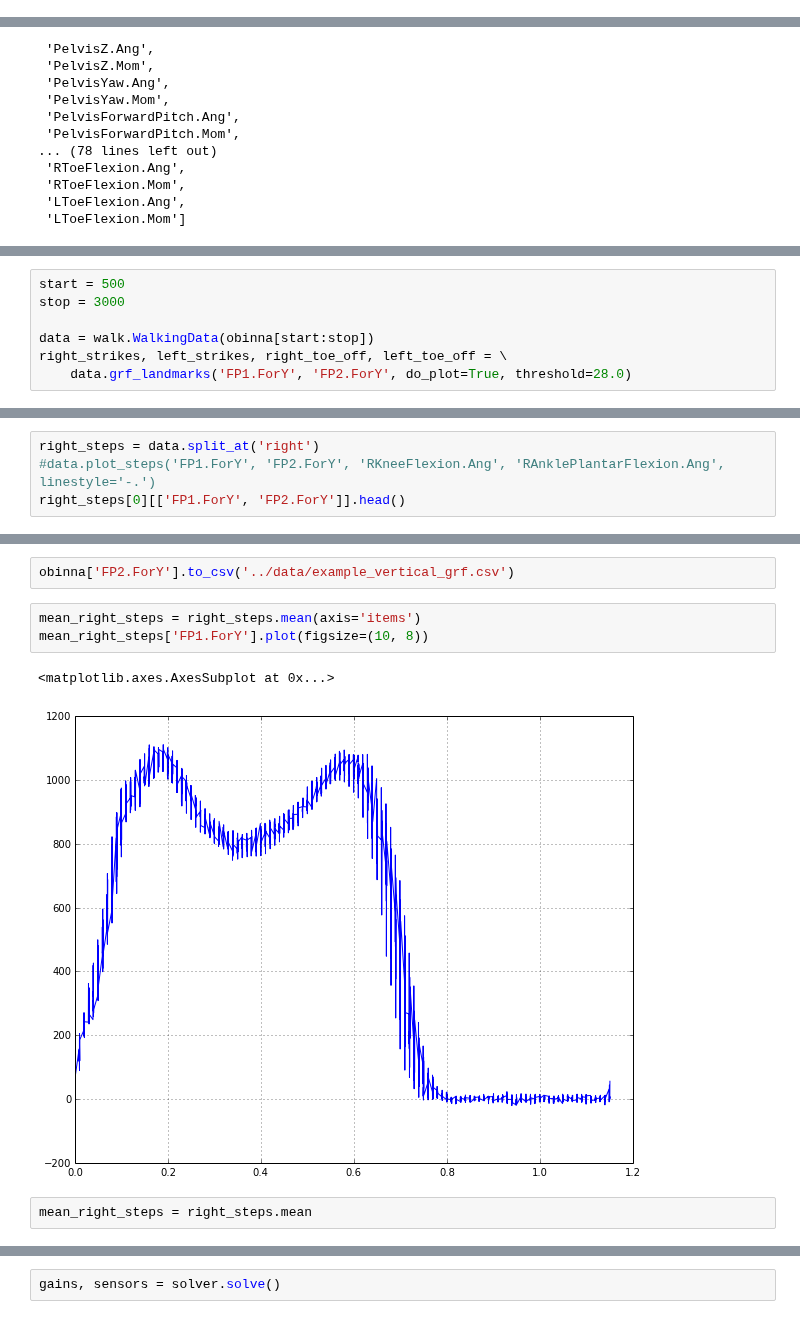
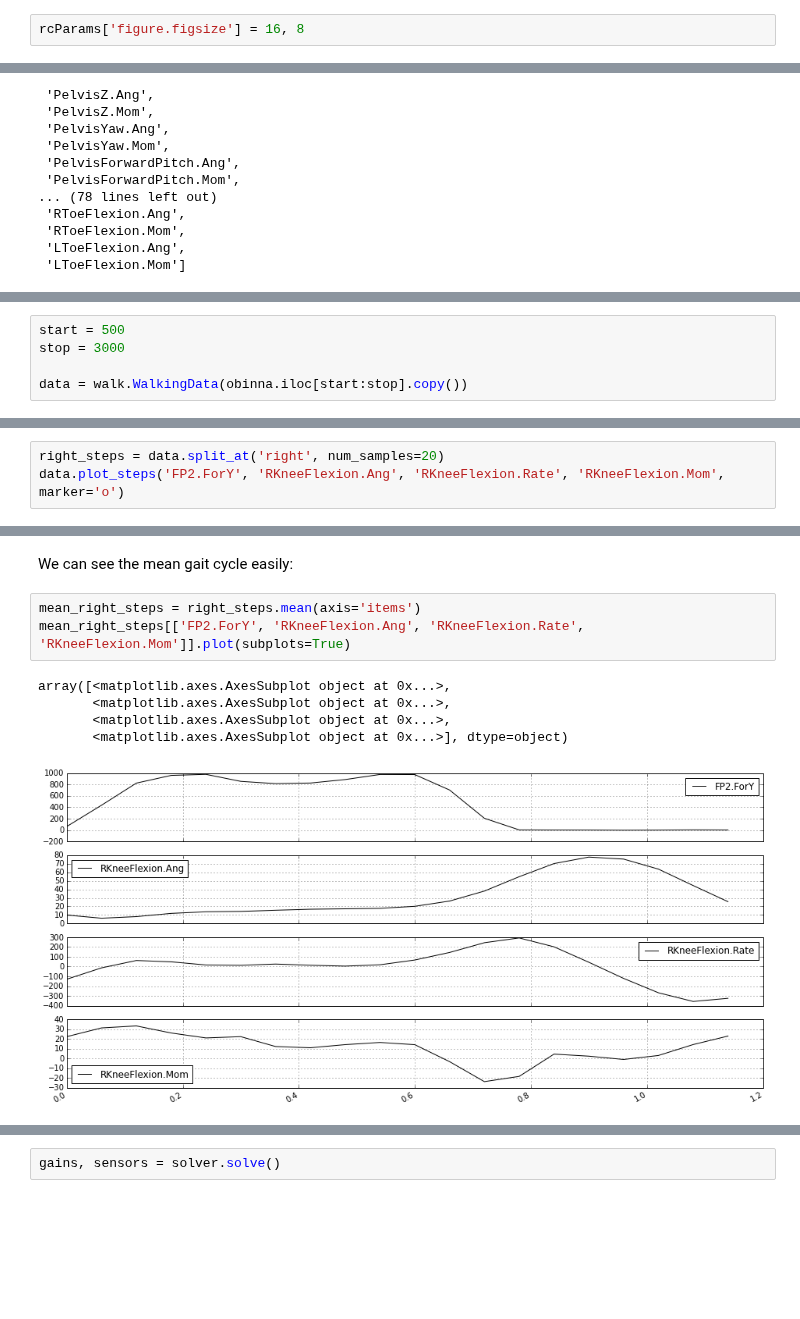
Before and after one commit to csu-hmc/gait-control-direct-id-paper, a Jupyter notebook: src/control_solver_example.ipynb, the cells around one changed output, grey strips where cells are left out. Saved outputs shown, nothing was run; the diff lists cells and outputs as text; blank space fills up the shorter version.

```diff
--- a/src/control_solver_example.ipynb
+++ b/src/control_solver_example.ipynb
@@ -25,6 +22,8 @@ wsgiref==0.1.2
 %pylab inline
 # %% [output]
 Populating the interactive namespace from numpy and matplotlib
+# %%
+rcParams['figure.figsize'] = 16, 8
 # %%
 import pandas
 from dtk import walk, process
@@ -67,6 +76,4 @@ obinna['FP2.ForY'].plot(figsize=(18,10))
 start = 500
 stop = 3000
 
-data = walk.WalkingData(obinna[start:stop])
-right_strikes, left_strikes, right_toe_off, left_toe_off = \
-    data.grf_landmarks('FP1.ForY', 'FP2.ForY', do_plot=True, threshold=28.0)
+data = walk.WalkingData(obinna.iloc[start:stop].copy())
@@ -75,5 +114,4 @@ right_strikes, left_strikes, right_toe_off, left_toe_off = \
 # %%
-right_steps = data.split_at('right')
-#data.plot_steps('FP1.ForY', 'FP2.ForY', 'RKneeFlexion.Ang', 'RAnklePlantarFlexion.Ang', linestyle='-.')
-right_steps[0][['FP1.ForY', 'FP2.ForY']].head()
+right_steps = data.split_at('right', num_samples=20)
+data.plot_steps('FP2.ForY', 'RKneeFlexion.Ang', 'RKneeFlexion.Rate', 'RKneeFlexion.Mom', marker='o')
 # %% [output]
@@ -86,10 +123,11 @@ right_steps[0][['FP1.ForY', 'FP2.ForY']].head()
-# %%
-obinna['FP2.ForY'].to_csv('../data/example_vertical_grf.csv')
+# %% [markdown]
+We can see the mean gait cycle easily:
 # %%
 mean_right_steps = right_steps.mean(axis='items')
-mean_right_steps['FP1.ForY'].plot(figsize=(10, 8))
+mean_right_steps[['FP2.ForY', 'RKneeFlexion.Ang', 'RKneeFlexion.Rate', 'RKneeFlexion.Mom']].plot(subplots=True)
 # %% [output]
-<matplotlib.axes.AxesSubplot at 0x...>
+array([<matplotlib.axes.AxesSubplot object at 0x...>,
+       <matplotlib.axes.AxesSubplot object at 0x...>,
+       <matplotlib.axes.AxesSubplot object at 0x...>,
+       <matplotlib.axes.AxesSubplot object at 0x...>], dtype=object)
-[figure, old version]
+[figure, new version]
-# %%
-mean_right_steps = right_steps.mean
```
Also changed, not shown: parts of 36 cells of this notebook, 1 other file.
